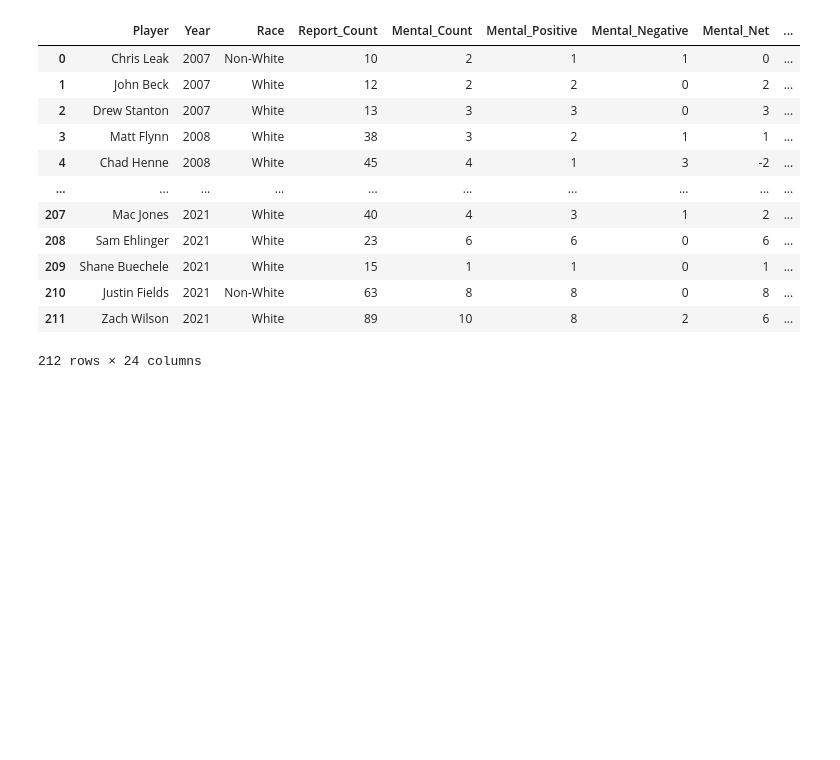
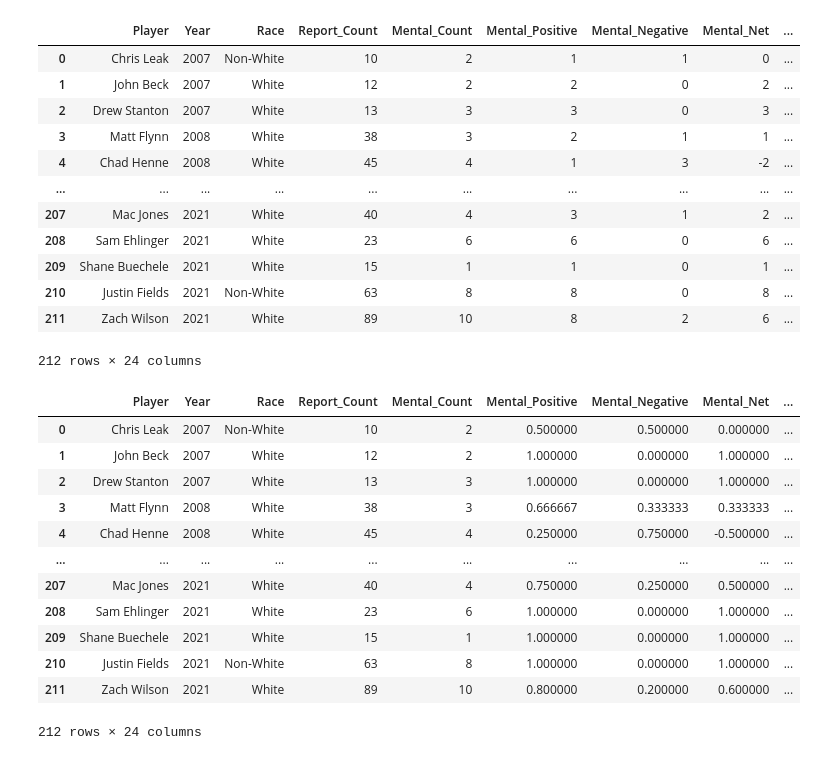
Before and after one commit to Ezekiel-25-17/Racial_Bias_in_American_Football, a Jupyter notebook: reports-create_grades.ipynb, the cells around one changed output. Cells and saved outputs as stored; diff of their text form; code cells hidden in the pictures; blank space fills up the shorter version.

Commit message:
added script to convert report to grades

```diff
--- a/reports-grading_system.ipynb
+++ b/reports-create_grades.ipynb
@@ -195,7 +171,8 @@ d = {'Player' : df['Player'],
                                  - df['ReadingDefense_Negative'] + df['ReadingDefense_Positive'] - df['Progressions_Negative'] + df['Progressions_Positive']
 	                             - df['PocketPresence_Negative'] + df['PocketPresence_Positive']}
 
-pd.DataFrame(d)
+newdf = pd.DataFrame(d)
+newdf
 # %% [output]
 |  | Player | Year | Race | Report_Count | Mental_Count | Mental_Positive | Mental_Negative | Mental_Net | ... |
 | 0 | Chris Leak | 2007 | Non-White | 10 | 2 | 1 | 1 | 0 | ... |
@@ -210,3 +187,42 @@ pd.DataFrame(d)
 | 210 | Justin Fields | 2021 | Non-White | 63 | 8 | 8 | 0 | 8 | ... |
 | 211 | Zach Wilson | 2021 | White | 89 | 10 | 8 | 2 | 6 | ... |
 212 rows × 24 columns
+# %%
+# Dividing by Count
+
+newdf['Mental_Positive'] = newdf['Mental_Positive'] / newdf['Mental_Count']
+newdf['Mental_Negative'] = newdf['Mental_Negative'] / newdf['Mental_Count']
+newdf['Mental_Net'] = newdf['Mental_Net'] / newdf['Mental_Count']
+
+newdf['Athleticism_Positive'] = newdf['Athleticism_Positive'] / newdf['Athleticism_Count']
+newdf['Athleticism_Negative'] = newdf['Athleticism_Negative'] / newdf['Athleticism_Count']
+newdf['Athleticism_Net'] = newdf['Athleticism_Net'] / newdf['Athleticism_Count']
+
+newdf['Tecnique_Positive'] = newdf['Tecnique_Positive'] / newdf['Tecnique_Count']
+newdf['Tecnique_Negative'] = newdf['Tecnique_Negative'] / newdf['Tecnique_Count']
+newdf['Tecnique_Net'] = newdf['Tecnique_Net'] / newdf['Tecnique_Count']
+
+newdf['NaturalTalent_Positive'] = newdf['NaturalTalent_Positive'] / newdf['NaturalTalent_Count']
+newdf['NaturalTalent_Negative'] = newdf['NaturalTalent_Negative'] / newdf['NaturalTalent_Count']
+newdf['NaturalTalent_Net'] = newdf['NaturalTalent_Net'] / newdf['NaturalTalent_Count']
+
+newdf['FootballIntelligence_Positive'] = newdf['FootballIntelligence_Positive'] / newdf['FootballIntelligence_Count']
+newdf['FootballIntelligence_Negative'] = newdf['FootballIntelligence_Negative'] / newdf['FootballIntelligence_Count']
+newdf['FootballIntelligence_Net'] = newdf['FootballIntelligence_Net'] / newdf['FootballIntelligence_Count']
+
+newdf = newdf.fillna(0)
+newdf
+# %% [output]
+|  | Player | Year | Race | Report_Count | Mental_Count | Mental_Positive | Mental_Negative | Mental_Net | ... |
+| 0 | Chris Leak | 2007 | Non-White | 10 | 2 | 0.500000 | 0.500000 | 0.000000 | ... |
+| 1 | John Beck | 2007 | White | 12 | 2 | 1.000000 | 0.000000 | 1.000000 | ... |
+| 2 | Drew Stanton | 2007 | White | 13 | 3 | 1.000000 | 0.000000 | 1.000000 | ... |
+| 3 | Matt Flynn | 2008 | White | 38 | 3 | 0.666667 | 0.333333 | 0.333333 | ... |
+| 4 | Chad Henne | 2008 | White | 45 | 4 | 0.250000 | 0.750000 | -0.500000 | ... |
+| ... | ... | ... | ... | ... | ... | ... | ... | ... | ... |
+| 207 | Mac Jones | 2021 | White | 40 | 4 | 0.750000 | 0.250000 | 0.500000 | ... |
+| 208 | Sam Ehlinger | 2021 | White | 23 | 6 | 1.000000 | 0.000000 | 1.000000 | ... |
+| 209 | Shane Buechele | 2021 | White | 15 | 1 | 1.000000 | 0.000000 | 1.000000 | ... |
+| 210 | Justin Fields | 2021 | Non-White | 63 | 8 | 1.000000 | 0.000000 | 1.000000 | ... |
+| 211 | Zach Wilson | 2021 | White | 89 | 10 | 0.800000 | 0.200000 | 0.600000 | ... |
+212 rows × 24 columns
```
Also changed, not shown: parts of 2 cells of this notebook.
